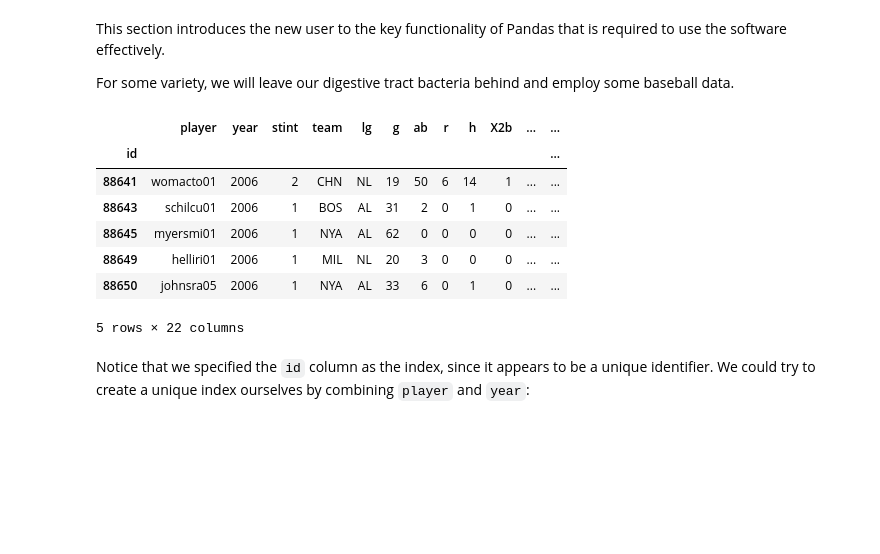
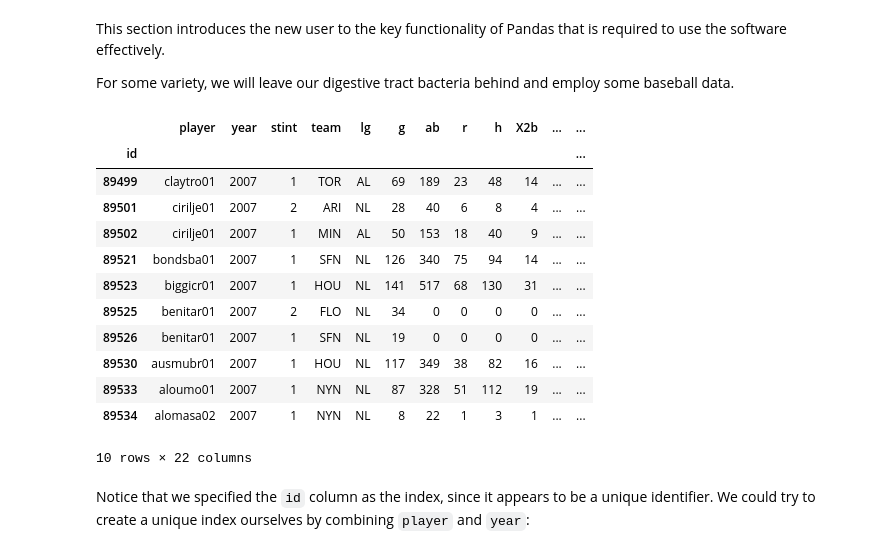
Before and after one commit to dbrantsc-8/Ada_2025, a Jupyter notebook: Exercises/01 - Handling data/Intro to Pandas I.ipynb, the cells around one changed output. Saved outputs shown, nothing was run; the diff lists cells and outputs as text; code cells hidden in the pictures; blank space fills up the shorter version.

```diff
--- a/Exercises/01 - Handling data/Intro to Pandas I.ipynb
+++ b/Exercises/01 - Handling data/Intro to Pandas I.ipynb
@@ -694,16 +679,21 @@ This section introduces the new user to the key functionality of Pandas that is
 For some variety, we will leave our digestive tract bacteria behind and employ some baseball data.
 # %%
 baseball = pd.read_csv("Data/baseball.csv", index_col='id')
-baseball.head()
+baseball.tail(10)
 # %% [output]
 |  | player | year | stint | team | lg | g | ab | r | h | X2b | ... | ... |
 | id |  |  |  |  |  |  |  |  |  |  |  | ... |
-| 88641 | womacto01 | 2006 | 2 | CHN | NL | 19 | 50 | 6 | 14 | 1 | ... | ... |
-| 88643 | schilcu01 | 2006 | 1 | BOS | AL | 31 | 2 | 0 | 1 | 0 | ... | ... |
-| 88645 | myersmi01 | 2006 | 1 | NYA | AL | 62 | 0 | 0 | 0 | 0 | ... | ... |
-| 88649 | helliri01 | 2006 | 1 | MIL | NL | 20 | 3 | 0 | 0 | 0 | ... | ... |
-| 88650 | johnsra05 | 2006 | 1 | NYA | AL | 33 | 6 | 0 | 1 | 0 | ... | ... |
+| 89499 | claytro01 | 2007 | 1 | TOR | AL | 69 | 189 | 23 | 48 | 14 | ... | ... |
+| 89501 | cirilje01 | 2007 | 2 | ARI | NL | 28 | 40 | 6 | 8 | 4 | ... | ... |
+| 89502 | cirilje01 | 2007 | 1 | MIN | AL | 50 | 153 | 18 | 40 | 9 | ... | ... |
+| 89521 | bondsba01 | 2007 | 1 | SFN | NL | 126 | 340 | 75 | 94 | 14 | ... | ... |
+| 89523 | biggicr01 | 2007 | 1 | HOU | NL | 141 | 517 | 68 | 130 | 31 | ... | ... |
+| 89525 | benitar01 | 2007 | 2 | FLO | NL | 34 | 0 | 0 | 0 | 0 | ... | ... |
+| 89526 | benitar01 | 2007 | 1 | SFN | NL | 19 | 0 | 0 | 0 | 0 | ... | ... |
+| 89530 | ausmubr01 | 2007 | 1 | HOU | NL | 117 | 349 | 38 | 82 | 16 | ... | ... |
+| 89533 | aloumo01 | 2007 | 1 | NYN | NL | 87 | 328 | 51 | 112 | 19 | ... | ... |
+| 89534 | alomasa02 | 2007 | 1 | NYN | NL | 8 | 22 | 1 | 3 | 1 | ... | ... |
-5 rows × 22 columns
+10 rows × 22 columns
 # %% [markdown]
 Notice that we specified the `id` column as the index, since it appears to be a unique identifier. We could try to create a unique index ourselves by combining `player` and `year`:
 # %%
```
Also changed, not shown: parts of 16 cells of this notebook.
